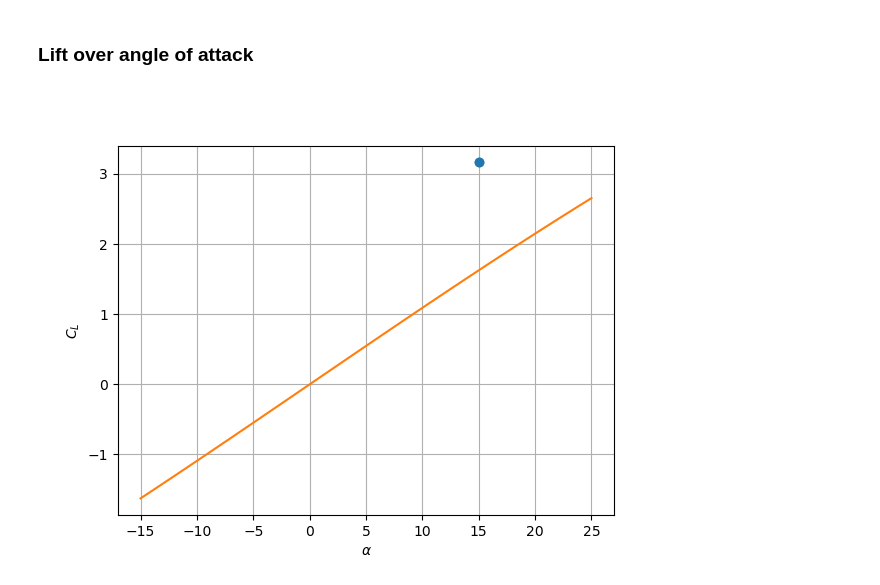
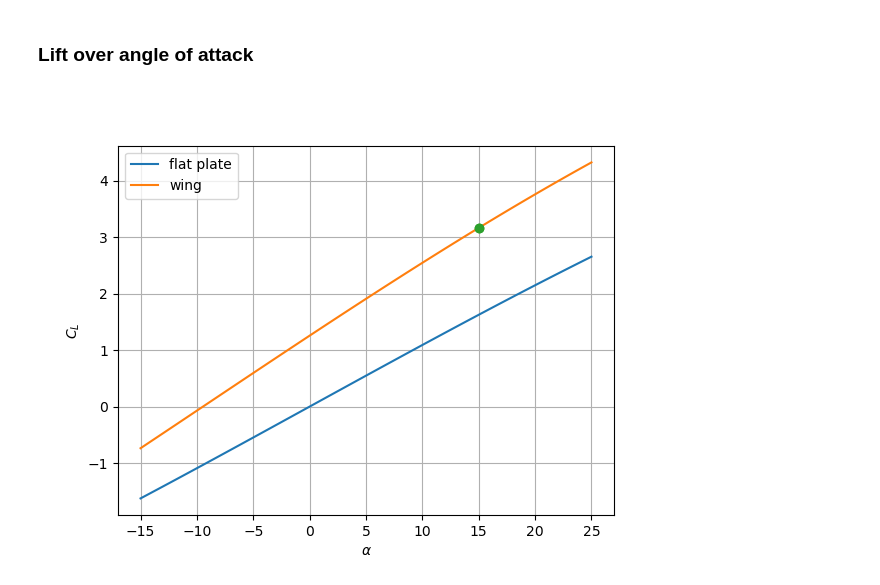
Before and after one commit to pschlatt1/notebooks, a Jupyter notebook: kutta-joukowski.ipynb, the cells around one changed output. Cells and saved outputs as stored; diff of their text form; code cells hidden in the pictures.

```diff
--- a/kutta-joukowski.ipynb
+++ b/kutta-joukowski.ipynb
@@ -33,20 +33,20 @@ from matplotlib import pyplot as plt
 # %% [markdown]
 ### Parameters
 # %%
-x_center, y_center = -0.0, 0.0          # plate
-#x_center,y_center = -0.2,0.             # symmetric profile
-x_center, y_center = -0.2, 0.2         # cambered airfoil (thin)
-#x_center, y_center = -0.5, 0.5         # cambered airfoil (thick)
-#x_center, y_center = -0, 0.2           # camber
-#x_center, y_center = -0.08, 0.08       # wiki
+chi_center, eta_center = -0.0, 0.0          # plate
+#chi_center,eta_center = -0.2,0.             # symmetric profile
+chi_center, eta_center = -0.2, 0.2         # cambered airfoil (thin)
+#chi_center, eta_center = -0.5, 0.5         # cambered airfoil (thick)
+#chi_center, eta_center = -0, 0.2           # camber
+#chi_center, eta_center = -0.08, 0.08       # wiki
 
 
 u_inf = 1             # free-stream speed
 alpha = 15*(np.pi/180)  # angle of attack
 # %%
-R = np.sqrt((1-x_center)**2+y_center**2)   # circle needs to go through (1,0)
+R = np.sqrt((1-chi_center)**2 + eta_center**2)   # circle needs to go through (1,0)
 M = (R**2)*2*np.pi*u_inf  # doublet for circle with radius R
-Gamma = -4*np.pi*R*u_inf*np.sin(alpha + np.arcsin(y_center/R))  # Kutta condition for AoA alpha
+Gamma = -4*np.pi*R*u_inf*np.sin(alpha + np.arcsin(eta_center/R))  # Kutta condition for AoA alpha
 #Gamma = +15
 # %% [markdown]
 ### Definition of the mesh
@@ -281,7 +265,7 @@ Lift slope: $\frac{\mathrm d C_L}{\mathrm d \alpha} = 2\pi$ (at $\alpha-\alpha_0
 Zero-lift angle $\sin(\alpha_0) = -\frac{y_\mathrm{center}}{R}$
 # %%
 # Lift coefficient C_L from Kutta-Joukowski theorem
-alpha0 = -np.arcsin(y_center/R)   # zero-lift angle for cambered profiles
+alpha0 = -np.arcsin(eta_center/R)   # zero-lift angle for cambered profiles
 c = 4  # approximation for Joukowski profiles (a bit longer than 4)
 cl=-2*Gamma/u_inf/c
 print('Radius of the circle: R = {:0.5f}'.format(R))
@@ -351,13 +335,18 @@ cl_p= np.append(cl_p, cl)
 # %%
 plt.figure()
 plt.xlabel(r'$\alpha$')
 plt.ylabel(r'$C_L$')
 plt.grid()
+
+xx=np.linspace(-15,25)
+plt.plot(xx,2*np.pi*  np.sin(xx*np.pi/180),label='flat plate')
+plt.plot(xx,8*np.pi*R/c*np.sin(xx*np.pi/180-alpha0),label='wing')
+
 plt.plot(alpha_p*180/np.pi,cl_p,'o')
-xx=np.linspace(-15,25)
-plt.plot(xx,2*np.pi*np.sin(xx*np.pi/180))
+
+plt.legend()
 plt.show()
 # %% [output]
-[figure, old version]
+[figure, new version]
 # %%
 #plt.savefig("ppp.svg")
```
Also changed, not shown: parts of 7 cells of this notebook.
